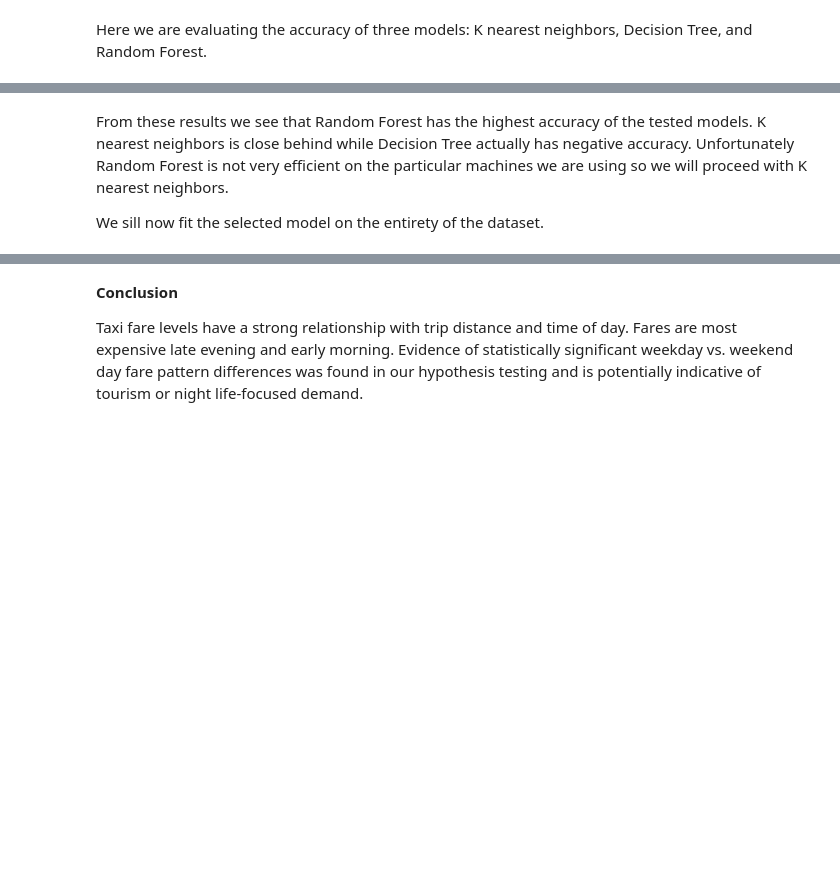
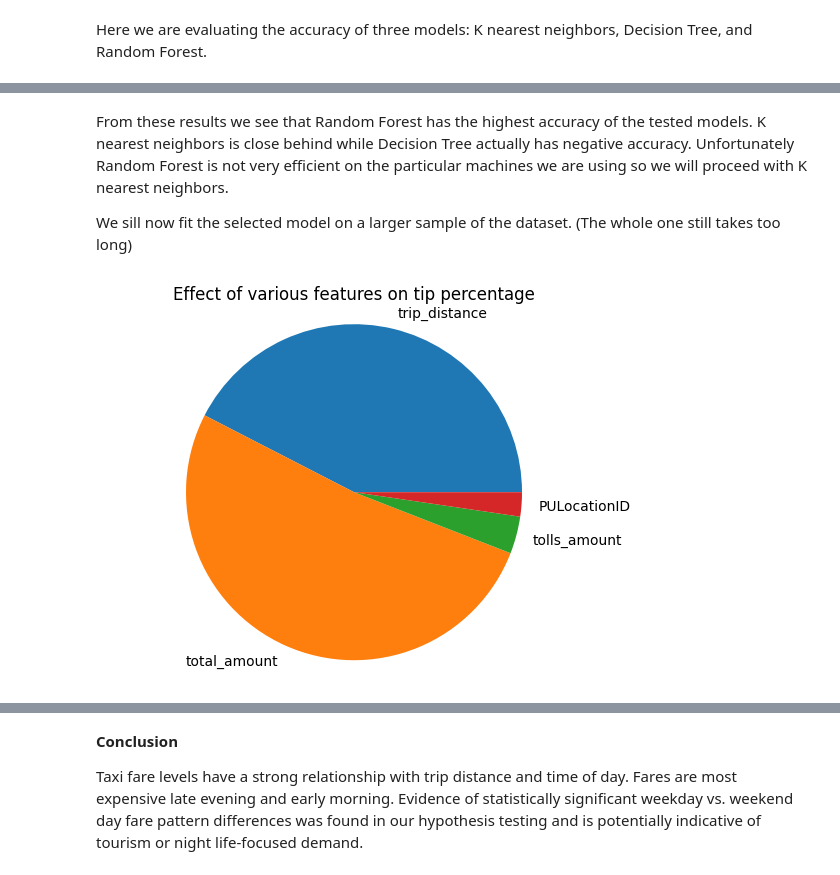
Before and after one commit to sayeenaresh/CMSC320-Final-Project, a Jupyter notebook: Data_analysis.ipynb, the cells around one changed output, grey strips where cells are left out. Cells and saved outputs as stored; diff of their text form; code cells hidden in the pictures; blank space fills up the shorter version.

```diff
--- a/Data_analysis.ipynb
+++ b/Data_analysis.ipynb
@@ -522,10 +522,11 @@ Accuracy of Random Forest: 0.106
 From these results we see that Random Forest has the highest accuracy of the tested models. K nearest neighbors is close behind while Decision Tree actually has negative accuracy. Unfortunately Random Forest is not very efficient on the particular machines we are using so we will proceed with K nearest neighbors.
 
 
-We sill now fit the selected model on the entirety of the dataset.
+We sill now fit the selected model on a larger sample of the dataset. (The whole one still takes too long)
 # %%
-X = dff[features]
-Y = dff['tip_percent']
+dfa = dff.sample(500000)
+X = dfa[features]
+Y = dfa['tip_percent']
 
 random_state = 42
 test_size = 0.5
@@ -541,15 +542,19 @@ fit = knn.fit(X_train_scaled, y_train)
 y_pred = knn.predict(X_test_scaled)
 # %%
 from sklearn.inspection import permutation_importance
-result = permutation_importance(fit, X_train_scaled, y_train,  n_repeats=1, n_jobs = 3,
+result = permutation_importance(fit, X_test_scaled, y_test,  n_repeats=10, n_jobs = 3,
                                 random_state=0)
-importance = result.importances
-print(result.importances)
-feature_importance_df = pd.DataFrame({'feature':X_train.columns, 'importance':importance})
-print(feature_importance_df.sort_values('importance', ascending = False))
+
+sorted_importances = result.importances_mean.argsort()
+importances = pd.DataFrame(
+    result.importances[sorted_importances].T,
+    columns=X.columns[sorted_importances],
+)
 # %%
-plt.pie(feature_importance_df[['importance']], labels=feature_importance_df[['feature']], colors=colors, shadow=True)
-plt.axis('equal')  # Equal aspect ratio ensures that pie is drawn as a circle.
+plt.pie(result.importances_mean, labels=X.columns)
+plt.axis('equal')
 plt.title('Effect of various features on tip percentage')
 plt.show()
+# %% [output]
+[figure, added]
 # %%
```
Also changed, not shown: parts of 2 cells of this notebook.
